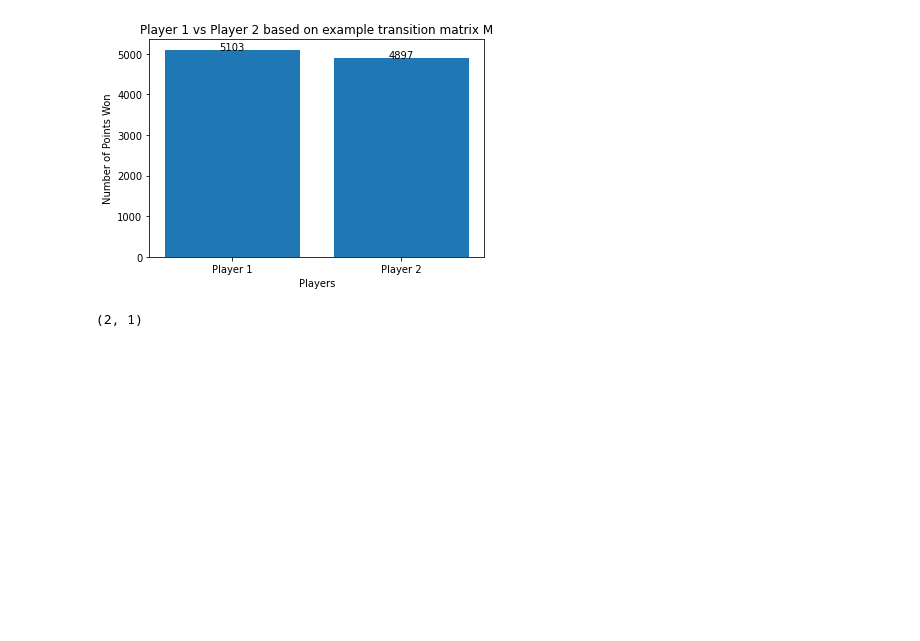
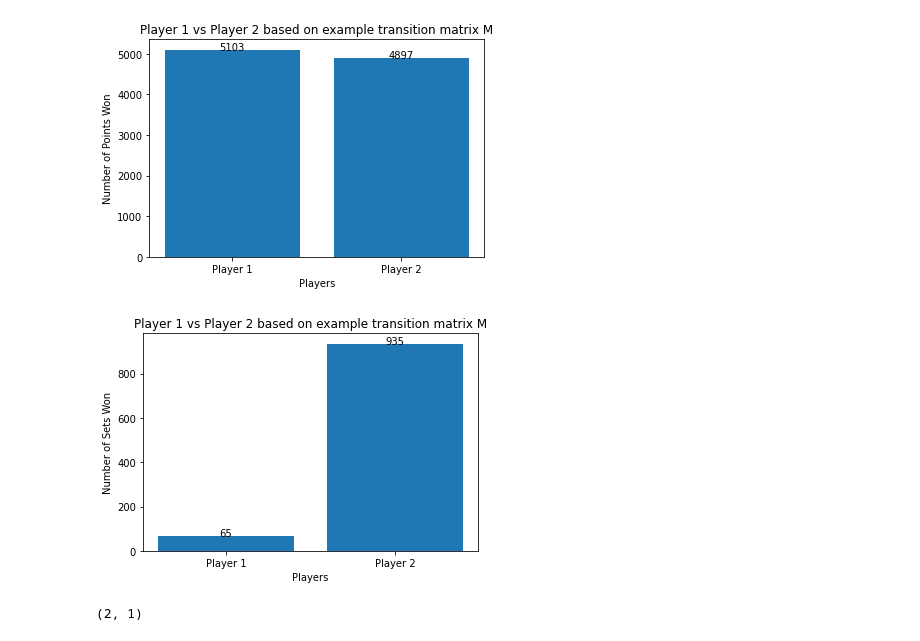
Before and after one commit to Rishi-Bidani/FIT3139, a Jupyter notebook: finalproject/assignment.ipynb, the cells around one changed output. Saved outputs shown, nothing was run; the diff lists cells and outputs as text; code cells hidden in the pictures; blank space fills up the shorter version.

```diff
--- a/finalproject/assignment.ipynb
+++ b/finalproject/assignment.ipynb
@@ -331,6 +372,29 @@ for key, value in stats.items():
 plt.show()
 # %% [output]
 [figure]
+# %%
+player1 = Player(0.8, 0.4, name="Player 1")
+player2 = Player(0.4, 0.9, name="Player 2")
+
+stats = {
+    "Player 1": 0,
+    "Player 2": 0,
+
+}
+for _ in range(1000):
+    player1_games, player2_games = simulate_set(player1, player2, create_transition_matrices(player1, player2))
+    stats["Player 1"] += 1 if player1_games > player2_games else 0
+    stats["Player 2"] += 1 if player1_games < player2_games else 0
+
+plt.bar(stats.keys(), stats.values())
+plt.xlabel("Players")
+plt.ylabel("Number of Sets Won")
+plt.title("Player 1 vs Player 2 based on example transition matrix M")
+for key, value in stats.items():
+    plt.text(key, value, str(value), ha="center")
+plt.show()
+# %% [output]
+[figure, added]
 # %%
 player1 = Player(0.7, 0.8)
 player2 = Player(0.9, 0.4)
```
Also changed, not shown: parts of 20 cells of this notebook.
